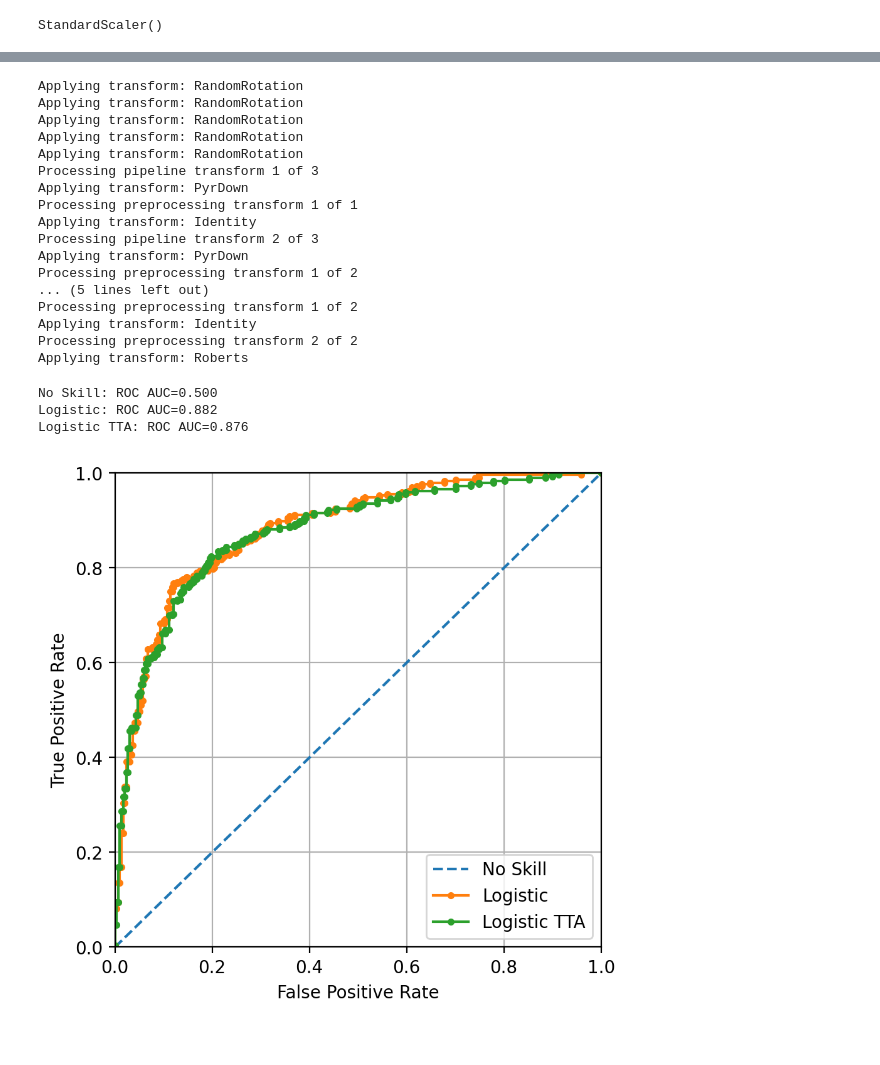
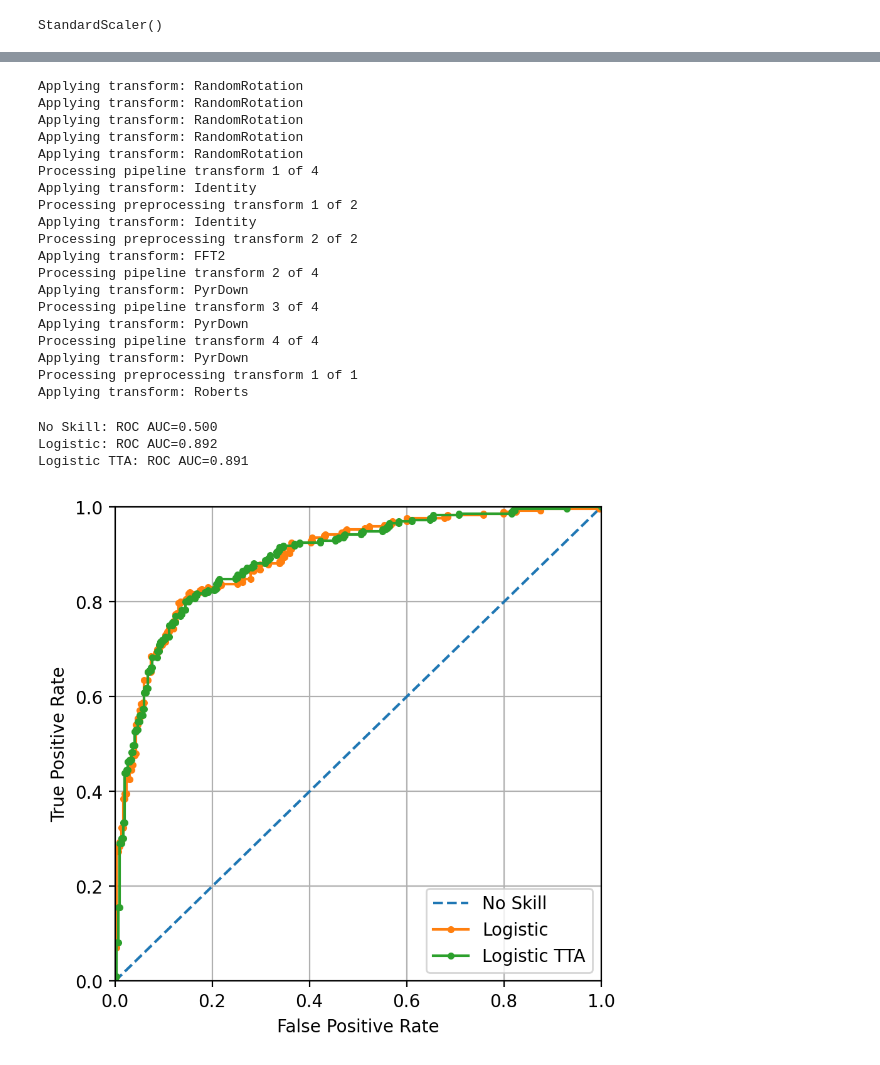
Before and after one commit to HealthHackAu2020/CryoFilter, a Jupyter notebook: features/MultiData.ipynb, the cells around one changed output, grey strips where cells are left out. Cells and saved outputs as stored; diff of their text form; code cells hidden in the pictures.

```diff
--- a/features/MultiData.ipynb
+++ b/features/MultiData.ipynb
@@ -561,7 +558,7 @@ class Classifier():
         # predict probabilities
         lr_probs = self.model.predict(self.preprocessor(self.x_test))
         aug_lr_probs = self.model.predict(self.preprocessor(x_test_aug))
-        aug_lr_probs = np.mean(aug_lr_probs.reshape(-1, len(lr_probs) ), axis=0)
+        aug_lr_probs = np.max(aug_lr_probs.reshape(-1, len(lr_probs) ), axis=0)
 
 
         # calculate scores
@@ -616,6 +613,13 @@ class GBDT(Classifier):
             "max_depth" : -1,
             "learning_rate" : 0.01,
             "verbosity" : 1,
+            "lambda_l1": 1.1233469210699136e-08,
+            "lambda_l2": 3.67130509603729e-07,
+            "num_leaves": 33,
+            "feature_fraction": 0.9369080739713824,
+            "bagging_fraction": 0.7976925923750807,
+            "bagging_freq": 6,
+            "min_child_samples": 99,
             "seed": random_state
             }
         self.params = params
@@ -659,6 +663,6 @@ Applying transform: RandomRotation
 Applying transform: RandomRotation
 Applying transform: RandomRotation
 # %%
-P = PipelinedFeaturizer(transform_pipeline=     [PyrDown()            , PyrDown()                                             , PyrDown()],
-                        transform_preprocessing=[[IdentityTransform()], [IdentityTransform(), FFT2Transform(central_width=50)], [IdentityTransform(),RobertsTransform()]],
-                        estimator_components=   [{'PCA': 21}          , {'PCA': 21, 'FastICA': 21}                           , {'PCA': 21, 'FastICA': 21}])
+P = PipelinedFeaturizer(transform_pipeline=     [IdentityTransform()                                                      , PyrDown()    , PyrDown()    , PyrDown()],
+                        transform_preprocessing=[[IdentityTransform(), FFT2Transform(central_width=50)]                   , []           , []           , [RobertsTransform()]],
+                        estimator_components=   [{'PCA': 21,  'FastICA': 21}                                              , {'PCA': 21}  , {'FastICA':21}          , {'PCA': 21, 'FastICA': 21}])
@@ -706,7 +712,7 @@ Applying transform: Roberts
 # %%
 target_labels = np.concatenate([np.ones(len(data['good'])), np.zeros(len(data['bad']))], axis=0)
 # %%
-augmenter = DataAugmenter(RandomRotation(), 5)
+augmenter = DataAugmenter(RandomRotation(), 4)
 # %%
 class TestTrainSplitter():
     def __init__(self, x, y, test_size=0.3, random_state=0):
@@ -795,22 +790,24 @@ Applying transform: RandomRotation
 Applying transform: RandomRotation
 Applying transform: RandomRotation
 Applying transform: RandomRotation
-Processing pipeline transform 1 of 3
-Applying transform: PyrDown
-Processing preprocessing transform 1 of 1
+Processing pipeline transform 1 of 4
 Applying transform: Identity
-Processing pipeline transform 2 of 3
-Applying transform: PyrDown
-Processing preprocessing transform 1 of 2
-... (5 lines left out)
 Processing preprocessing transform 1 of 2
 Applying transform: Identity
 Processing preprocessing transform 2 of 2
+Applying transform: FFT2
+Processing pipeline transform 2 of 4
+Applying transform: PyrDown
+Processing pipeline transform 3 of 4
+Applying transform: PyrDown
+Processing pipeline transform 4 of 4
+Applying transform: PyrDown
+Processing preprocessing transform 1 of 1
 Applying transform: Roberts
 # %%
-G.plotROC_TTA(c_scaler.inverse_transform(test_aug_coeffs))
+G.plotROC_TTA(test_aug_coeffs)
 # %% [output]
 No Skill: ROC AUC=0.500
-Logistic: ROC AUC=0.882
-Logistic TTA: ROC AUC=0.876
+Logistic: ROC AUC=0.892
+Logistic TTA: ROC AUC=0.891
-[figure, old version]
+[figure, new version]
```
Also changed, not shown: parts of 17 cells of this notebook.
